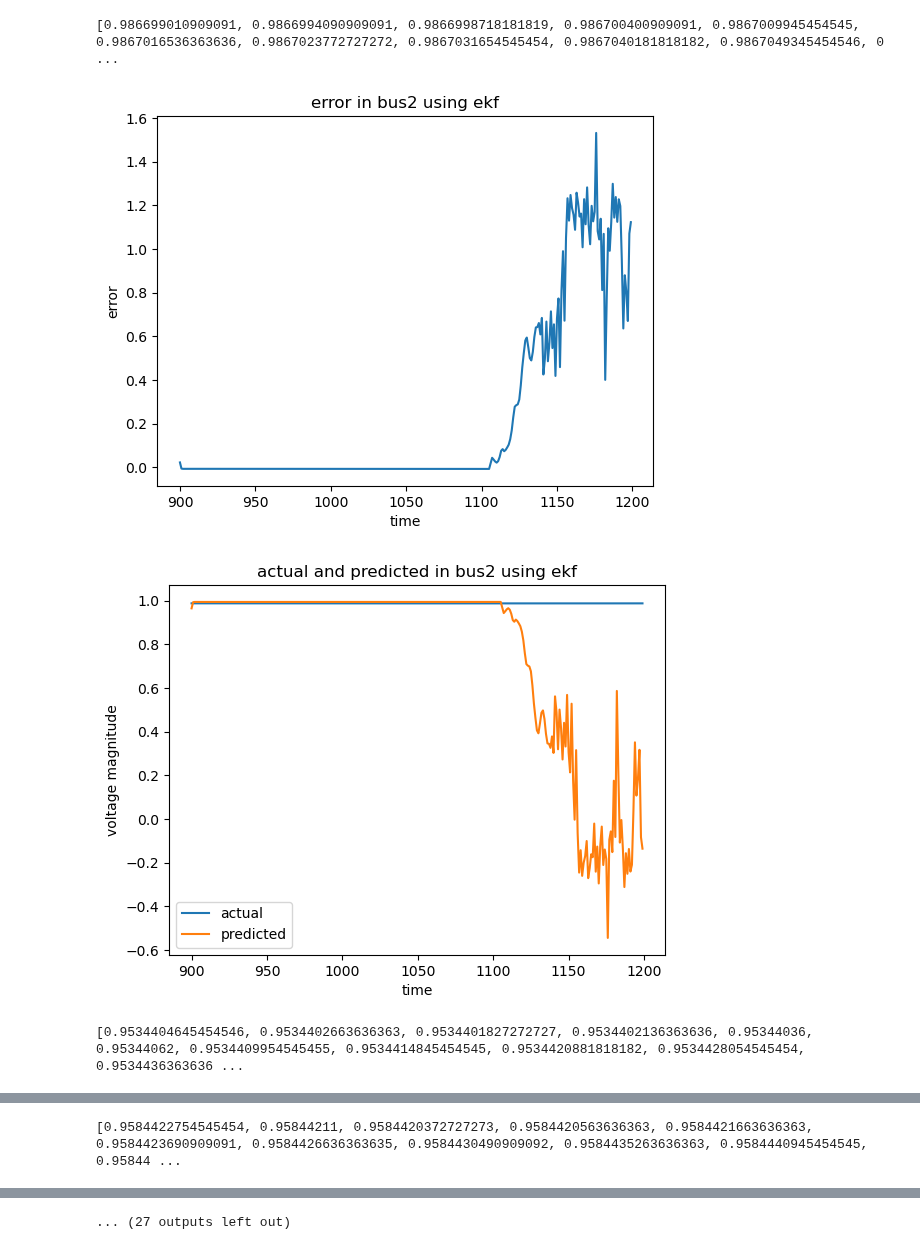
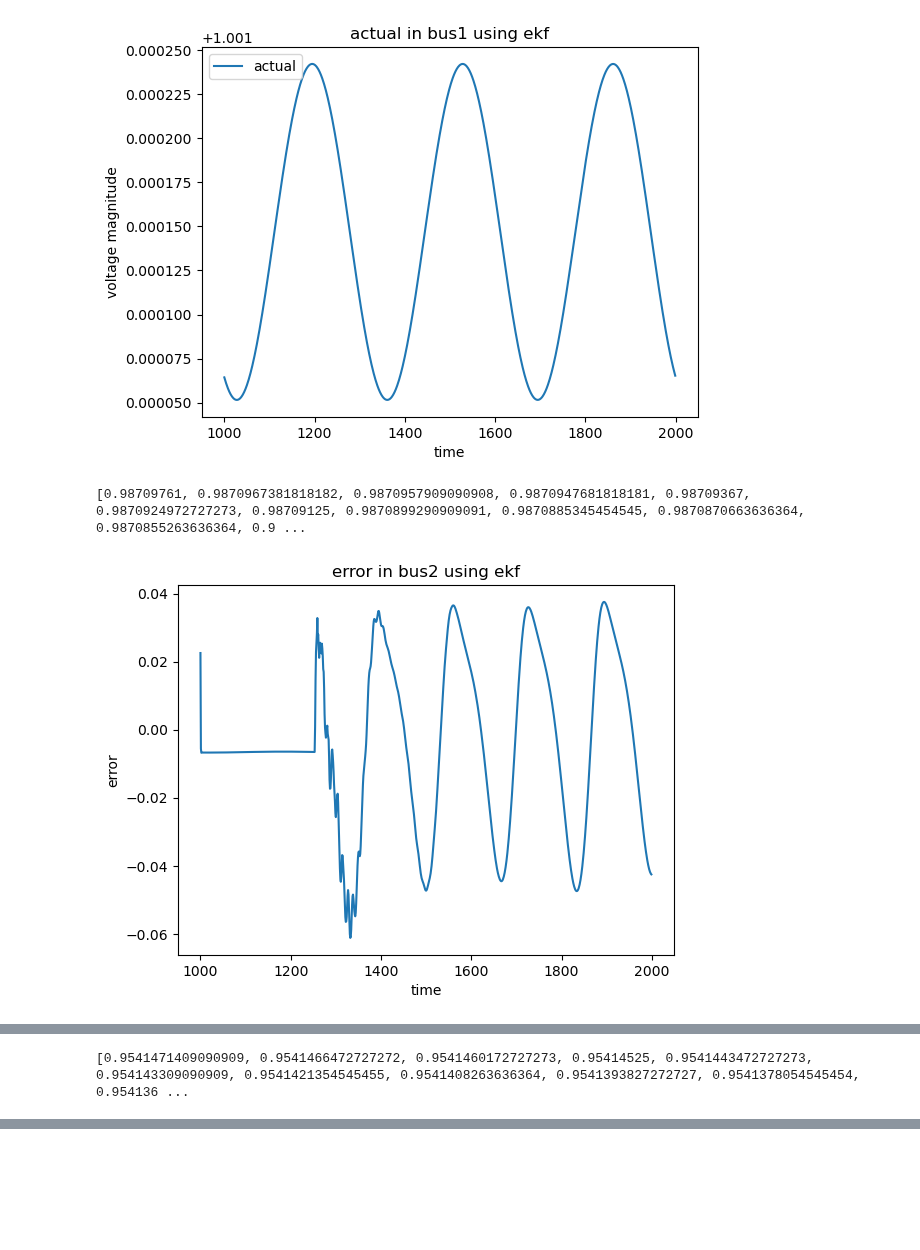
Before and after one commit to ayush-thakur/DSE_IEEE_14_bus, a Jupyter notebook: DSE_EKF_2.ipynb, the cells around one changed output, grey strips where cells are left out. Drawn from its saved outputs; the diff is of its cells as text; code cells hidden in the pictures; blank space fills up the shorter version.

```diff
--- a/DSE_EKF_2.ipynb
+++ b/DSE_EKF_2.ipynb
@@ -378,10 +378,10 @@ def Hx(x):
 
     return h
 # %%
-Pi= pd.read_csv("data/PQ_fault_modified1.csv")
+Pi= pd.read_csv("data/PQ_fault_modified3.csv")
 nbus=14;
 Pi= Pi.to_numpy();
-Pi=Pi;
+
 num=14
 
 
@@ -411,14 +411,14 @@ def f(x, dt):
 x_g=[]
 y_g=[]
 y_error=[]
-df=pd.read_csv("data/Vrms_fault1.csv")
+df=pd.read_csv("data/Vrms_fault3.csv")
 y_actual=[]
 c1=0
 for i2 in range(14):
     y_g.append([])
     y_error.append([])
     y_actual.append([])
-for i in range (900,1200):
+for i in range (1000,2000):
     print(i)
     zdata = zdatas(i)
     z = zdata[:,2]
@@ -453,7 +453,7 @@ for i in range (900,1200):
 
     # plot.figure()
 
-    if(i>=0):
+    if(i>=910):
         for i1 in range(0,14):
             if(i1==6):
                 continue
@@ -508,6 +508,16 @@ for i2 in range(14):
     plot.ylabel('voltage magnitude')
     plot.legend()
     plot.show()
+
+
+    plot.plot(x_g,y_actual[i2],label=f"actual")
+    ax=plot.gca()
+    # ax.set_ylim(0.93,1.07)
+    plot.title(f'actual in bus{i2+1} using ekf')
+    plot.xlabel('time')
+    plot.ylabel('voltage magnitude')
+    plot.legend()
+    plot.show()
 # plot.plot(x_g,y_g[3],label="measured")
 # plot.plot(x_g,y_actual,label="actual")
 # plot.plot(x_g,y_error,label="error")
@@ -539,4 +549,3 @@ for i2 in range(14):
+[figure, new version]
-[0.986699010909091, 0.9866994090909091, 0.9866998718181819, 0.986700400909091, 0.9867009945454545, 0.9867016536363636, 0.9867023772727272, 0.9867031654545454, 0.9867040181818182, 0.9867049345454546, 0 ...
+[0.98709761, 0.9870967381818182, 0.9870957909090908, 0.9870947681818181, 0.98709367, 0.9870924972727273, 0.98709125, 0.9870899290909091, 0.9870885345454545, 0.9870870663636364, 0.9870855263636364, 0.9 ...
-[figure, old version]
-[figure, old version]
+[figure, new version]
-[0.9534404645454546, 0.9534402663636363, 0.9534401827272727, 0.9534402136363636, 0.95344036, 0.95344062, 0.9534409954545455, 0.9534414845454545, 0.9534420881818182, 0.9534428054545454, 0.9534436363636 ...
@@ -545 +554 @@ for i2 in range(14):
-[0.9584422754545454, 0.95844211, 0.9584420372727273, 0.9584420563636363, 0.9584421663636363, 0.9584423690909091, 0.9584426636363635, 0.9584430490909092, 0.9584435263636363, 0.9584440945454545, 0.95844 ...
+[0.9541471409090909, 0.9541466472727272, 0.9541460172727273, 0.95414525, 0.9541443472727273, 0.954143309090909, 0.9541421354545455, 0.9541408263636364, 0.9541393827272727, 0.9541378054545454, 0.954136 ...
@@ -548 +556,0 @@ for i2 in range(14):
-... (27 outputs left out)
```
Also changed, not shown: parts of 1 cell of this notebook, 2 other files.
